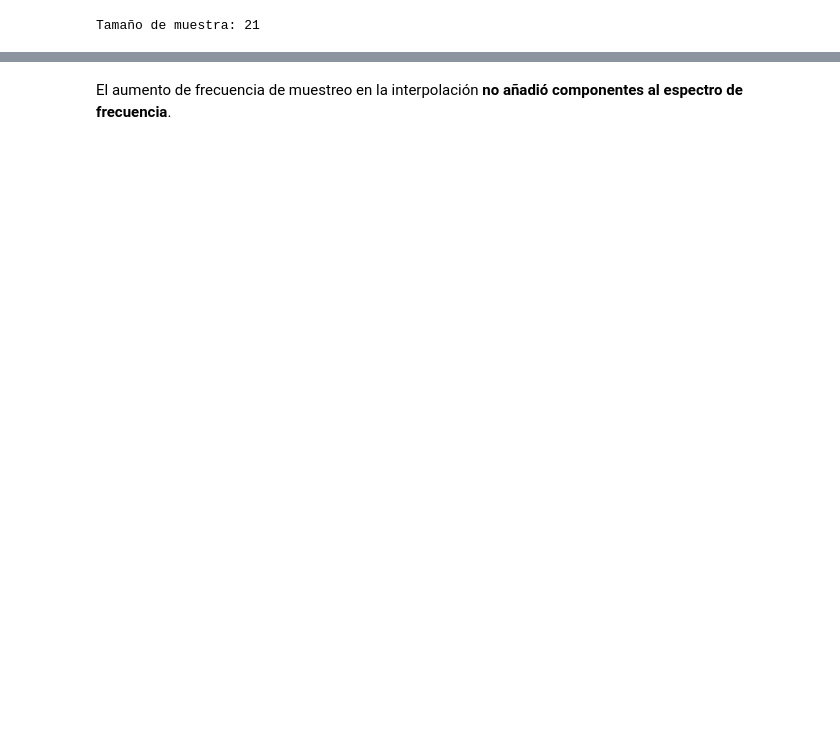
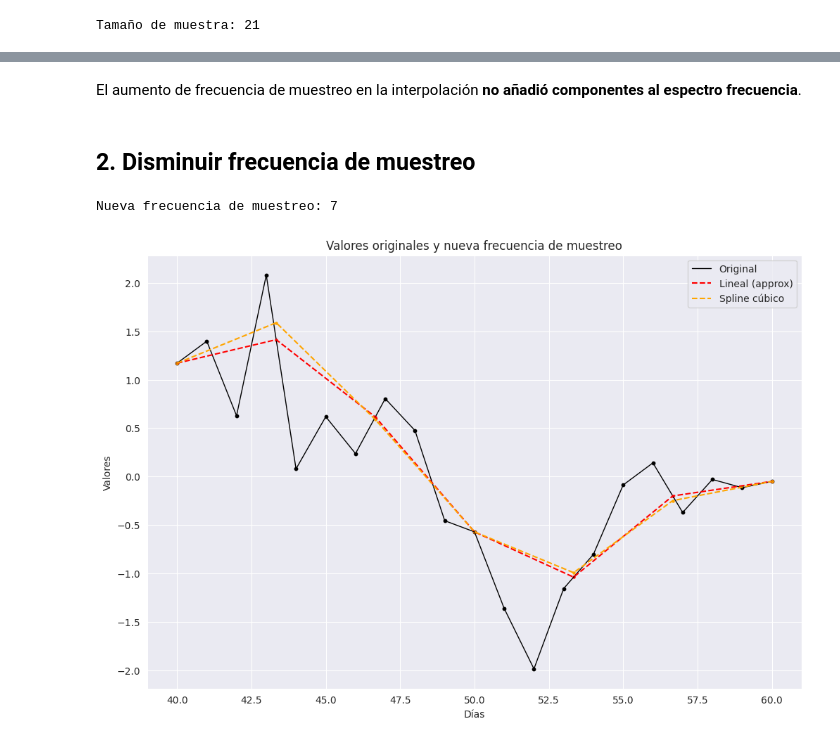
Before and after one commit to matuneville/Signal-Processing-and-Time-Series, a Jupyter notebook: procesamiento_de_seniales/interpolacion/interpolacion_de_datos.ipynb, the cells around one changed output, grey strips where cells are left out. Saved outputs shown, nothing was run; the diff lists cells and outputs as text; code cells hidden in the pictures; blank space fills up the shorter version.

```diff
--- a/procesamiento_de_seniales/interpolacion/interpolacion_de_datos.ipynb
+++ b/procesamiento_de_seniales/interpolacion/interpolacion_de_datos.ipynb
@@ -103,2 +44,14 @@ plt.show()
 # %% [markdown]
-El aumento de frecuencia de muestreo en la interpolación **no añadió componentes al espectro de frecuencia**.
+El aumento de frecuencia de muestreo en la interpolación **no añadió componentes al espectro frecuencia**.
+# %% [markdown]
+## 2. Disminuir frecuencia de muestreo
+# %%
+new_n = N // 3
+t_new = np.linspace(t.min(), t.max(), new_n)
+print(f'Nueva frecuencia de muestreo: {new_n}')
+# %% [output]
+Nueva frecuencia de muestreo: 7
+# %%
+localA_interp_lineal, localA_interp_cubica = get_and_plot_interpolated_for_new_n(t, t_new, localA)
+# %% [output]
+[figure, added]
```
Also changed, not shown: parts of 15 cells of this notebook, 4 other files.
